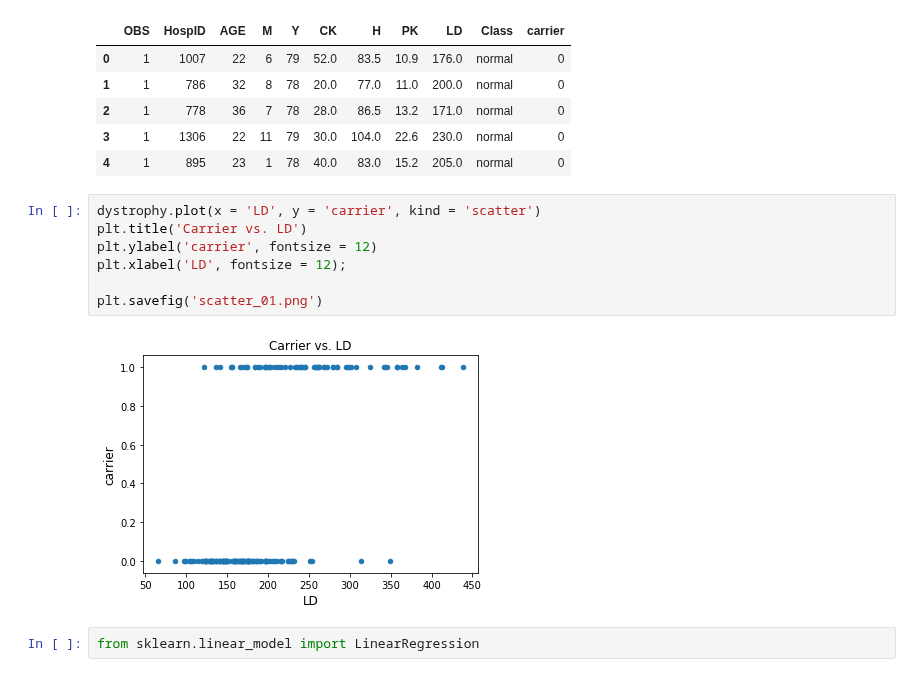
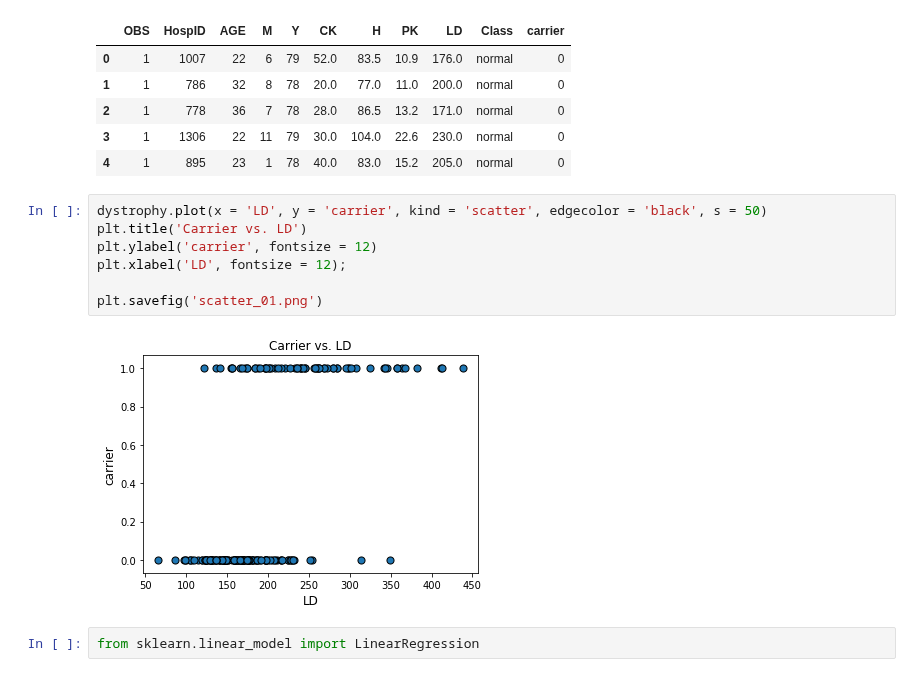
Before and after one commit to NSS-Data-Instructional-Stuff/stats-for-data-science, a Jupyter notebook: slides_tex/images/Dystrophy/Make_Plots.ipynb, the cells around one changed output. Drawn from its saved outputs; the diff is of its cells as text.

Commit message:
updated logistic regression plots

```diff
--- a/slides_tex/images/Dystrophy/Make_Plots.ipynb
+++ b/slides_tex/images/Dystrophy/Make_Plots.ipynb
@@ -45,14 +45,14 @@ dystrophy.head()
 | 3 | 1 | 1306 | 22 | 11 | 79 | 30.0 | 104.0 | 22.6 | 230.0 | normal | 0 |
 | 4 | 1 | 895 | 23 | 1 | 78 | 40.0 | 83.0 | 15.2 | 205.0 | normal | 0 |
 # %%
-dystrophy.plot(x = 'LD', y = 'carrier', kind = 'scatter')
+dystrophy.plot(x = 'LD', y = 'carrier', kind = 'scatter', edgecolor = 'black', s = 50)
 plt.title('Carrier vs. LD')
 plt.ylabel('carrier', fontsize = 12)
 plt.xlabel('LD', fontsize = 12);
 
 plt.savefig('scatter_01.png')
 # %% [output]
-[figure, old version]
+[figure, new version]
 # %%
 from sklearn.linear_model import LinearRegression
 # %%
```
Also changed, not shown: parts of 44 cells of this notebook, 17 other files.
